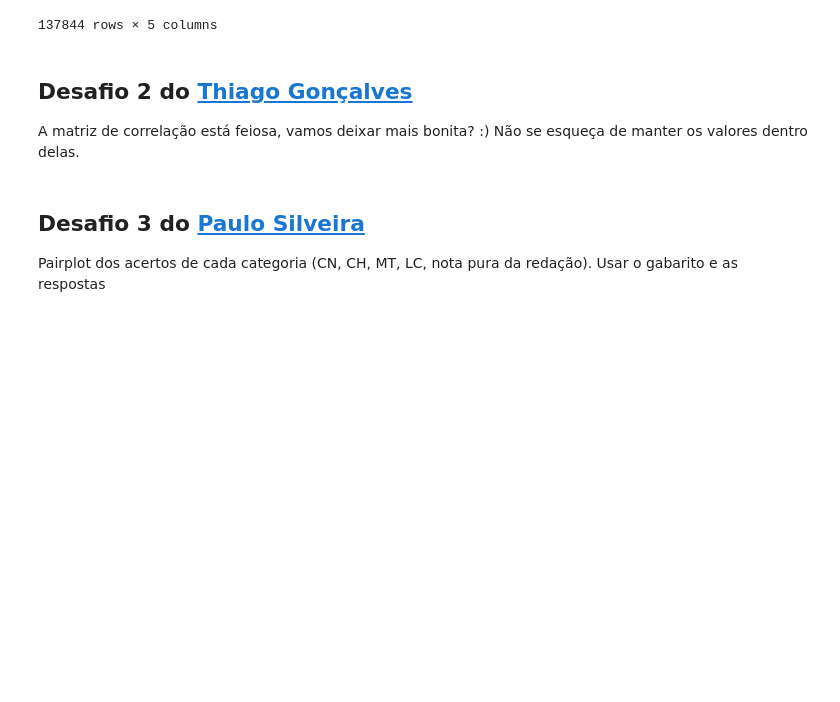
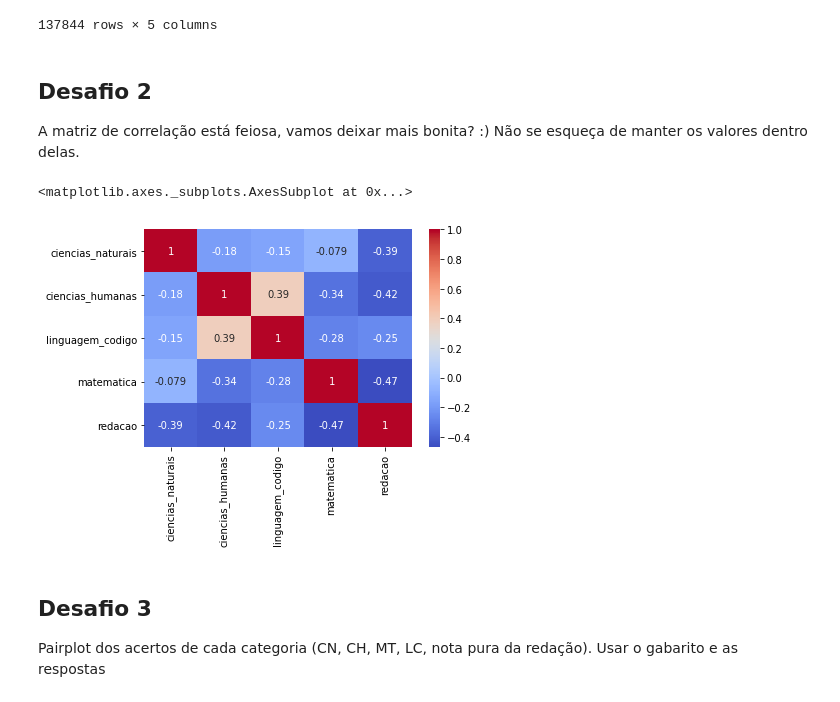
Before and after one commit to edsonajunior/Data-Science-study, a Jupyter notebook: QuarentenaDados_Aula04.ipynb, the cells around one changed output. Cells and saved outputs as stored; diff of their text form; code cells hidden in the pictures; blank space fills up the shorter version.

```diff
--- a/QuarentenaDados_Aula04.ipynb
+++ b/QuarentenaDados_Aula04.ipynb
@@ -131,11 +130,16 @@ inscricao_presenca
 | 137843 | 180010196981 | 0.00 | 0.00 | 0.00 | 0.00 |
 137844 rows × 5 columns
 # %% [markdown]
-## Desafio 2 do [Thiago Gonçalves](https://twitter.com/tgcsantos)
-
+## Desafio 2
 A matriz de correlação está feiosa, vamos deixar mais bonita? :) Não se esqueça de manter os valores dentro delas.
+# %%
+rs = np.random.RandomState(0)
+df = pd.DataFrame(rs.rand(12, 12))
+sns.heatmap(corr.corr(), annot = True, cmap= 'coolwarm')
+# %% [output]
+<matplotlib.axes._subplots.AxesSubplot at 0x...>
+[figure, added]
 # %% [markdown]
-## Desafio 3 do [Paulo Silveira](https://twitter.com/paulo_caelum)
-
+## Desafio 3
 
 Pairplot dos acertos de cada categoria (CN, CH, MT, LC, nota pura da redação). Usar o gabarito e as respostas
```
Also changed, not shown: parts of 9 cells of this notebook.
